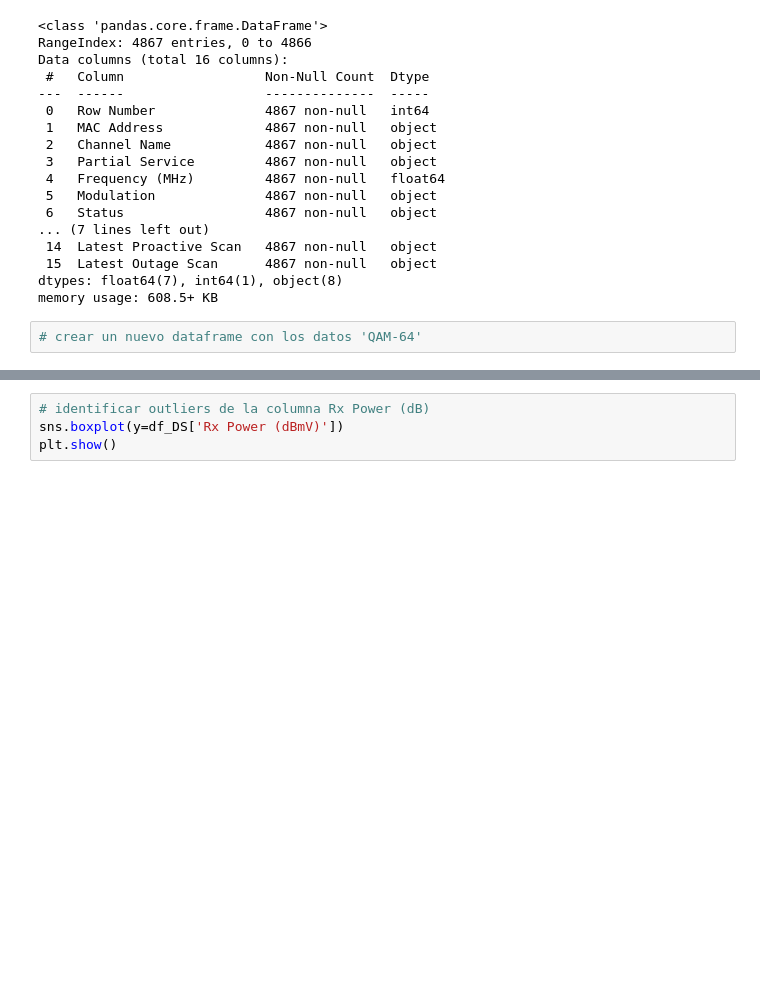
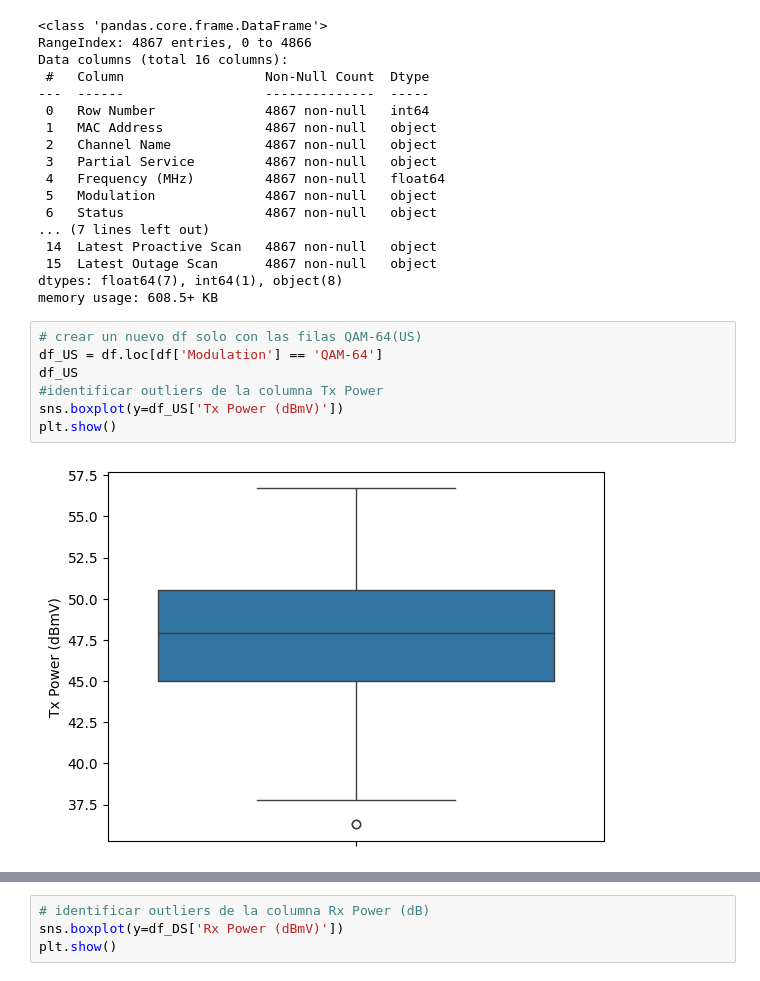
Before and after one commit to LeonardoNBanegas/DATA-SCIENCE-CODERHOUSE, a Jupyter notebook: ProyectoDS_ParteIII_Banegas.ipynb, the cells around one changed output, grey strips where cells are left out. Cells and saved outputs as stored; diff of their text form; blank space fills up the shorter version.

```diff
--- a/ProyectoDS_ParteIII_Banegas.ipynb
+++ b/ProyectoDS_ParteIII_Banegas.ipynb
@@ -206,5 +206,12 @@ Data columns (total 16 columns):
  15  Latest Outage Scan      4867 non-null   object
 dtypes: float64(7), int64(1), object(8)
 memory usage: 608.5+ KB
-# %%
-# crear un nuevo dataframe con los datos 'QAM-64'
+# %%
+# crear un nuevo df solo con las filas QAM-64(US)
+df_US = df.loc[df['Modulation'] == 'QAM-64']
+df_US
+#identificar outliers de la columna Tx Power
+sns.boxplot(y=df_US['Tx Power (dBmV)'])
+plt.show()
+# %% [output]
+[figure, added]
```
Also changed, not shown: parts of 3 cells of this notebook.
